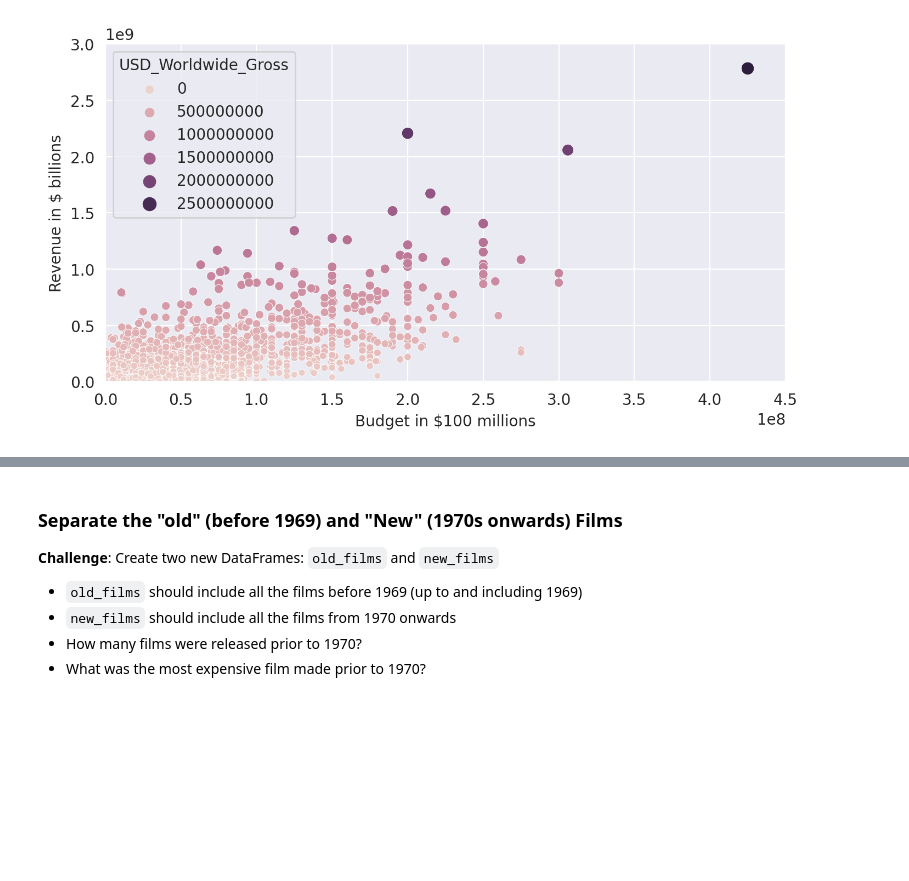
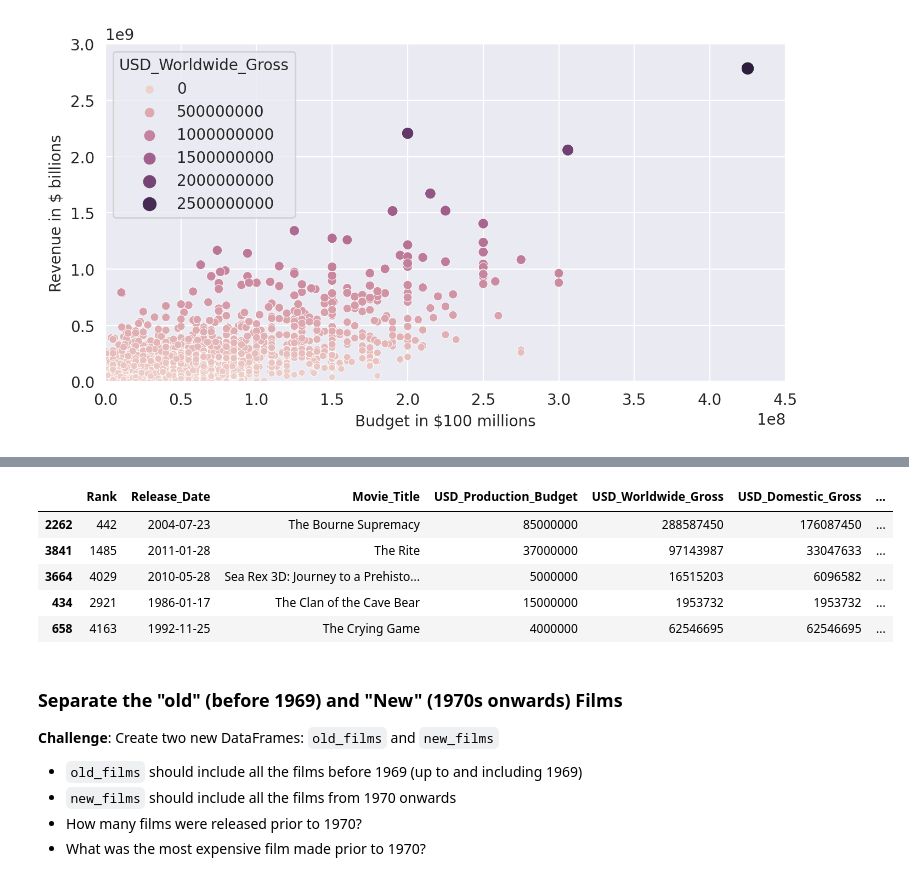
Before and after one commit to shahiddhariwala/seaborn_linear_regression, a Jupyter notebook: Seaborn_and_Linear_Regression.ipynb, the cells around one changed output, grey strips where cells are left out. Saved outputs shown, nothing was run; the diff lists cells and outputs as text; code cells hidden in the pictures; blank space fills up the shorter version.

```diff
--- a/Seaborn_and_Linear_Regression.ipynb
+++ b/Seaborn_and_Linear_Regression.ipynb
@@ -337,3 +364,12 @@ Here's how:
+# %%
+data_clean.sample(5)
+# %% [output]
+|  | Rank | Release_Date | Movie_Title | USD_Production_Budget | USD_Worldwide_Gross | USD_Domestic_Gross | ... |
+| 2262 | 442 | 2004-07-23 | The Bourne Supremacy | 85000000 | 288587450 | 176087450 | ... |
+| 3841 | 1485 | 2011-01-28 | The Rite | 37000000 | 97143987 | 33047633 | ... |
+| 3664 | 4029 | 2010-05-28 | Sea Rex 3D: Journey to a Prehisto... | 5000000 | 16515203 | 6096582 | ... |
+| 434 | 2921 | 1986-01-17 | The Clan of the Cave Bear | 15000000 | 1953732 | 1953732 | ... |
+| 658 | 4163 | 1992-11-25 | The Crying Game | 4000000 | 62546695 | 62546695 | ... |
 # %% [markdown]
 ### Separate the "old" (before 1969) and "New" (1970s onwards) Films
 
```
Also changed, not shown: parts of 8 cells of this notebook.
